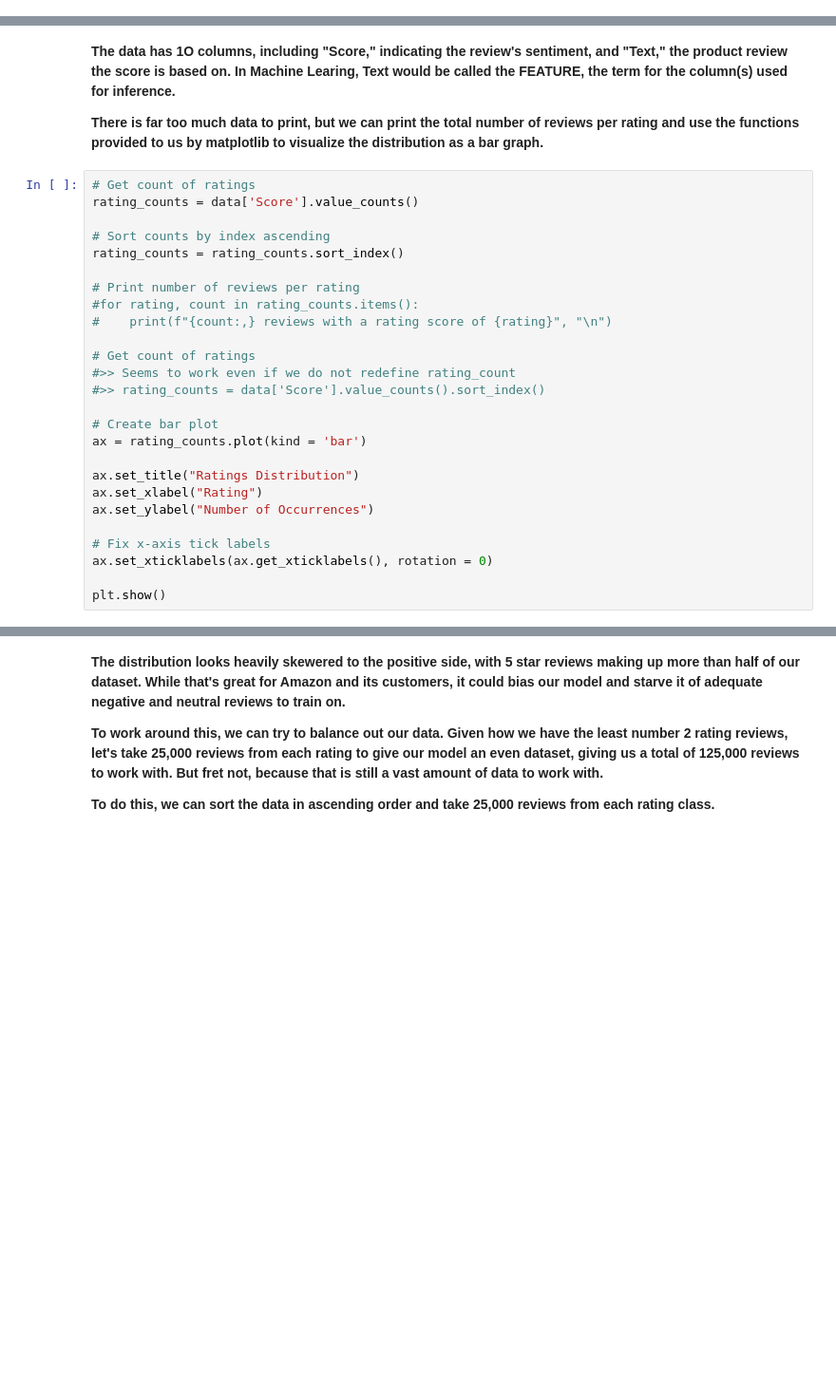
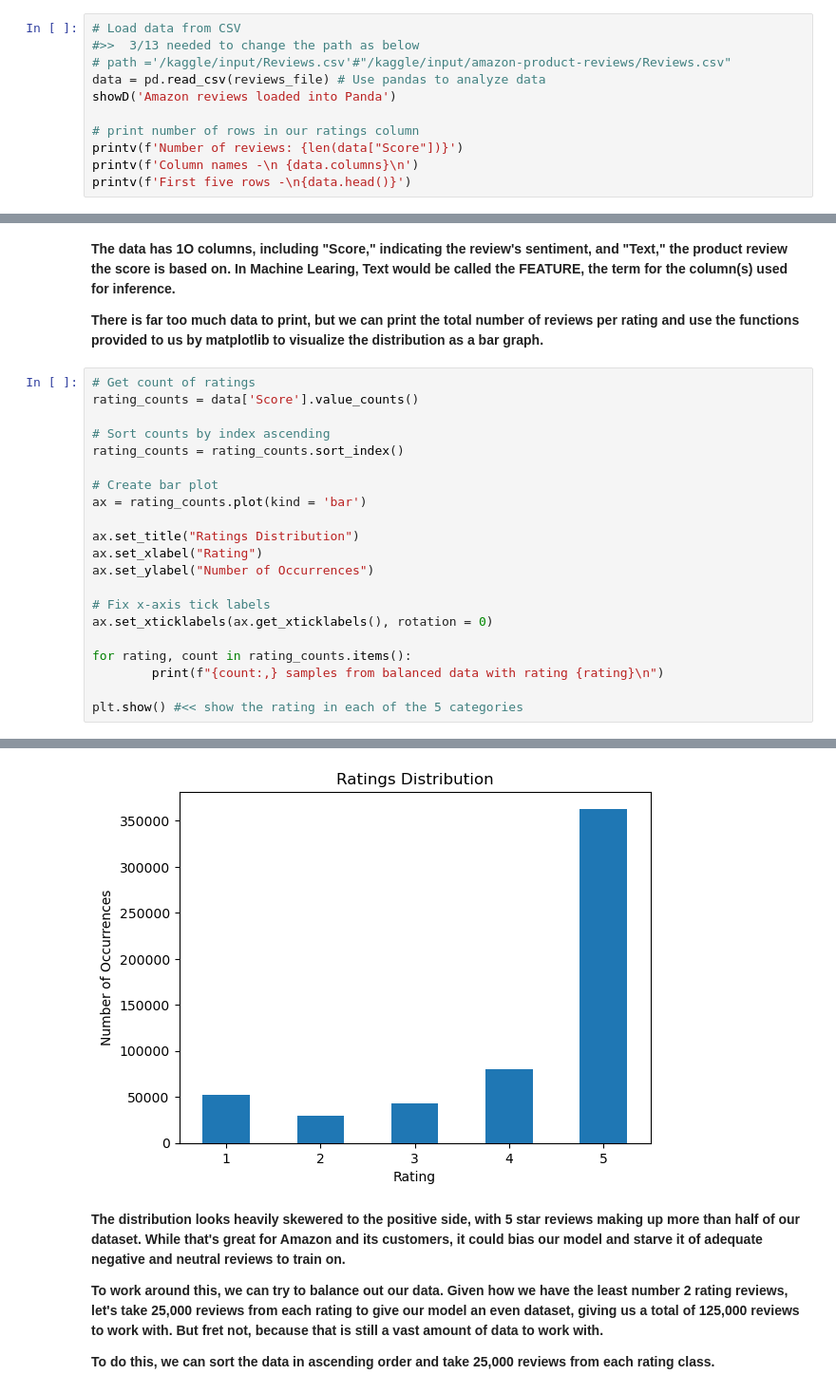
Before and after one commit to gebriell/kaggle_transformer, a Jupyter notebook: transformer_sentiment_analyzer.ipynb, the cells around one changed output, grey strips where cells are left out. Shown at 95% size. Cells and saved outputs as stored; diff of their text form; blank space fills up the shorter version.

Commit message:
Kaggle Notebook | transformer_sentiment_analyzer | running_version

```diff
--- a/transformer_sentiment_analyzer.ipynb
+++ b/transformer_sentiment_analyzer.ipynb
@@ -101,0 +175,11 @@ data = pd.read_csv(path) # Use pandas to analyze data
+# %%
+# Load data from CSV
+#>>  3/13 needed to change the path as below
+# path ='/kaggle/input/Reviews.csv'#"/kaggle/input/amazon-product-reviews/Reviews.csv"
+data = pd.read_csv(reviews_file) # Use pandas to analyze data
+showD('Amazon reviews loaded into Panda')
+
+# print number of rows in our ratings column
+printv(f'Number of reviews: {len(data["Score"])}')
+printv(f'Column names -\n {data.columns}\n')
+printv(f'First five rows -\n{data.head()}')
@@ -117,14 +256,6 @@ rating_counts = data['Score'].value_counts()
 
 # Sort counts by index ascending
 rating_counts = rating_counts.sort_index()
-
-# Print number of reviews per rating
-#for rating, count in rating_counts.items():
-#    print(f"{count:,} reviews with a rating score of {rating}", "\n")
-
-# Get count of ratings
-#>> Seems to work even if we do not redefine rating_count
-#>> rating_counts = data['Score'].value_counts().sort_index()
 
 # Create bar plot
 ax = rating_counts.plot(kind = 'bar')
@@ -136,4 +267,8 @@ ax.set_ylabel("Number of Occurrences")
 # Fix x-axis tick labels
 ax.set_xticklabels(ax.get_xticklabels(), rotation = 0)
 
-plt.show()
+for rating, count in rating_counts.items():
+        print(f"{count:,} samples from balanced data with rating {rating}\n")
+
+plt.show() #<< show the rating in each of the 5 categories
+# %% [output]
@@ -140,3 +284,4 @@ plt.show()
+[figure, added]
 # %% [markdown]
 **The distribution looks heavily skewered to the positive side, with 5 star reviews making up more than half of our dataset. While that's great for Amazon and its customers, it could bias our model and starve it of adequate negative and neutral reviews to train on.**
 
```
Also changed, not shown: parts of 80 cells of this notebook.
